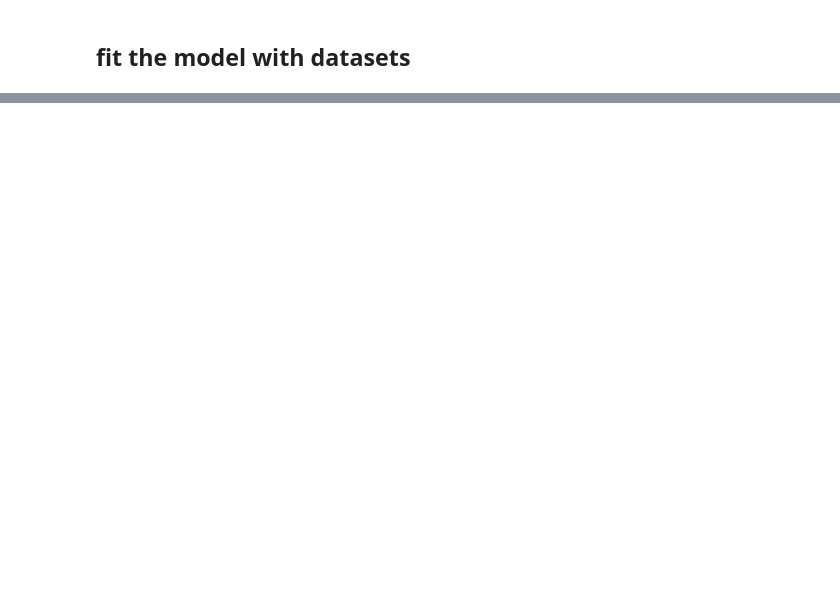
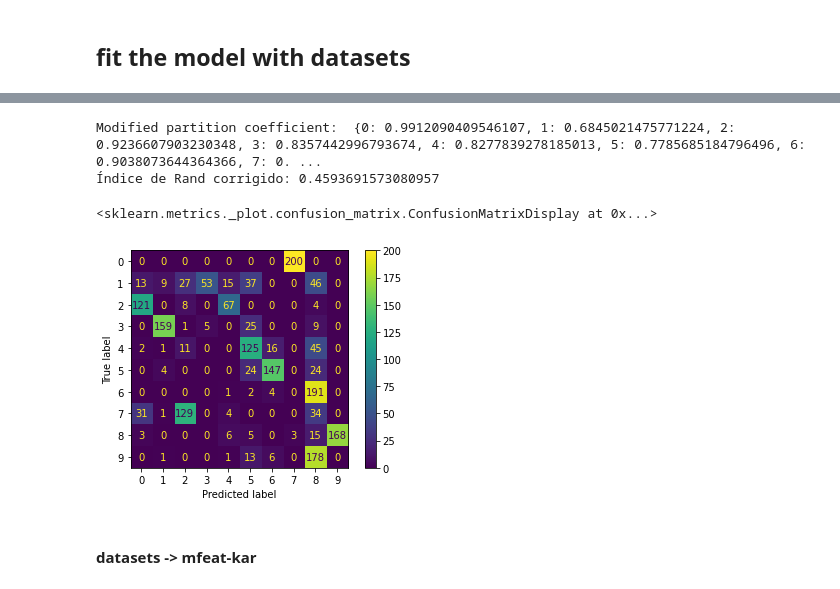
Before and after one commit to eliaquim10/multiple_features, a Jupyter notebook: cluster_kmean.ipynb, the cells around one changed output, grey strips where cells are left out. Saved outputs shown, nothing was run; the diff lists cells and outputs as text; code cells hidden in the pictures; blank space fills up the shorter version.

```diff
--- a/cluster_kmean.ipynb
+++ b/cluster_kmean.ipynb
@@ -893,0 +786,18 @@ cmd.plot()
+# %%
+y_predict = pipeline.predict(X)
+
+mpcs = {i: Metrics.mpc(model.U[y==i]) for i in range(model.num_class)}
+
+print(f"Modified partition coefficient:  {mpcs}")# f,
+print(f"Índice de Rand corrigido: {Metrics.ars(y, model.U.argmax(1))}")# f,
+
+cm = confusion_matrix(y, y_predict)
+cmd = ConfusionMatrixDisplay(confusion_matrix=cm, display_labels=np.arange(model.num_class))
+cmd.plot()
+# %% [output]
+Modified partition coefficient:  {0: 0.9912090409546107, 1: 0.6845021475771224, 2: 0.9236607903230348, 3: 0.8357442996793674, 4: 0.8277839278185013, 5: 0.7785685184796496, 6: 0.9038073644364366, 7: 0. ...
+Índice de Rand corrigido: 0.4593691573080957
+<sklearn.metrics._plot.confusion_matrix.ConfusionMatrixDisplay at 0x...>
+[figure, added]
+# %% [markdown]
+#### datasets -> mfeat-kar
```
Also changed, not shown: parts of 70 cells of this notebook.
